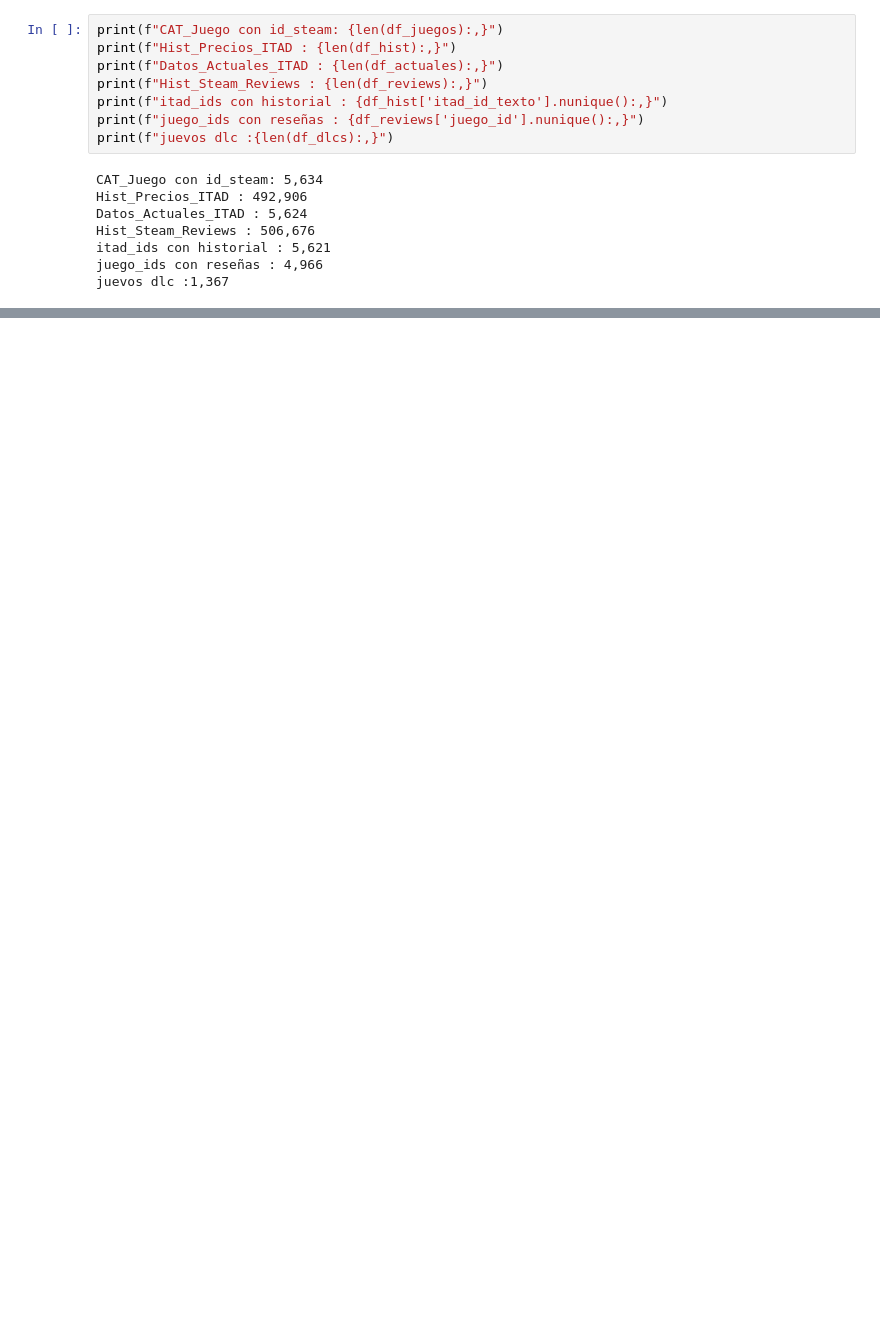
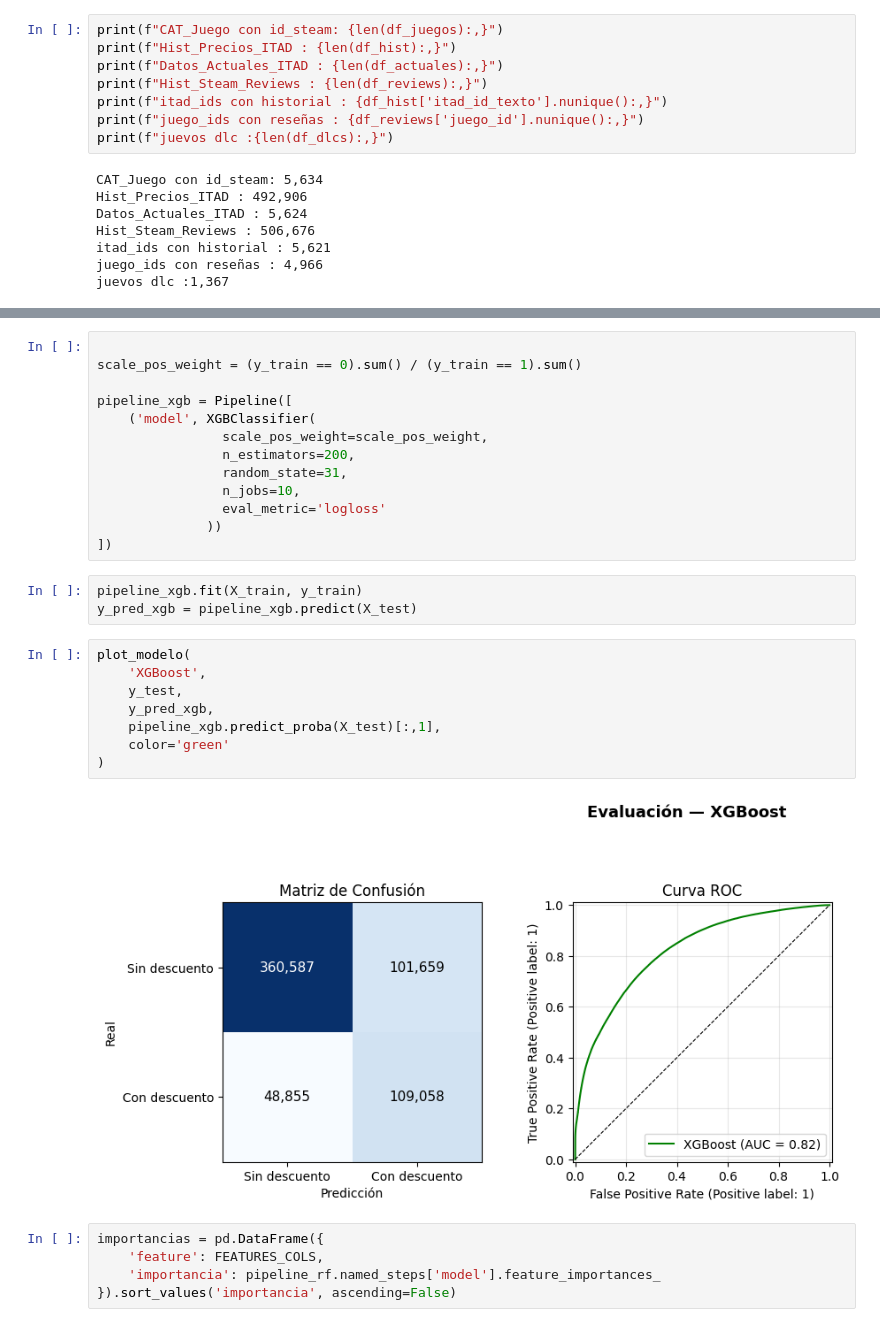
Before and after one commit to AdrianFrias/GAMELENS, a Jupyter notebook: notebooks/11_Analisis_Descuentos.ipynb, the cells around one changed output, grey strips where cells are left out. Cells and saved outputs as stored; diff of their text form; blank space fills up the shorter version.

```diff
--- a/notebooks/11_Analisis_Descuentos.ipynb
+++ b/notebooks/11_Analisis_Descuentos.ipynb
@@ -1292,0 +2903,31 @@ juevos dlc :1,367
+# %%
+
+scale_pos_weight = (y_train == 0).sum() / (y_train == 1).sum()
+
+pipeline_xgb = Pipeline([
+    ('model', XGBClassifier(
+                scale_pos_weight=scale_pos_weight,
+                n_estimators=200,
+                random_state=31,
+                n_jobs=10,
+                eval_metric='logloss'
+              ))
+])
+# %%
+pipeline_xgb.fit(X_train, y_train)
+y_pred_xgb = pipeline_xgb.predict(X_test)
+# %%
+plot_modelo(
+    'XGBoost',
+    y_test,
+    y_pred_xgb,
+    pipeline_xgb.predict_proba(X_test)[:,1],
+    color='green'
+)
+# %% [output]
+[figure, added]
+# %%
+importancias = pd.DataFrame({
+    'feature': FEATURES_COLS,
+    'importancia': pipeline_rf.named_steps['model'].feature_importances_
+}).sort_values('importancia', ascending=False)
```
Also changed, not shown: parts of 153 cells of this notebook, 2 other files.
